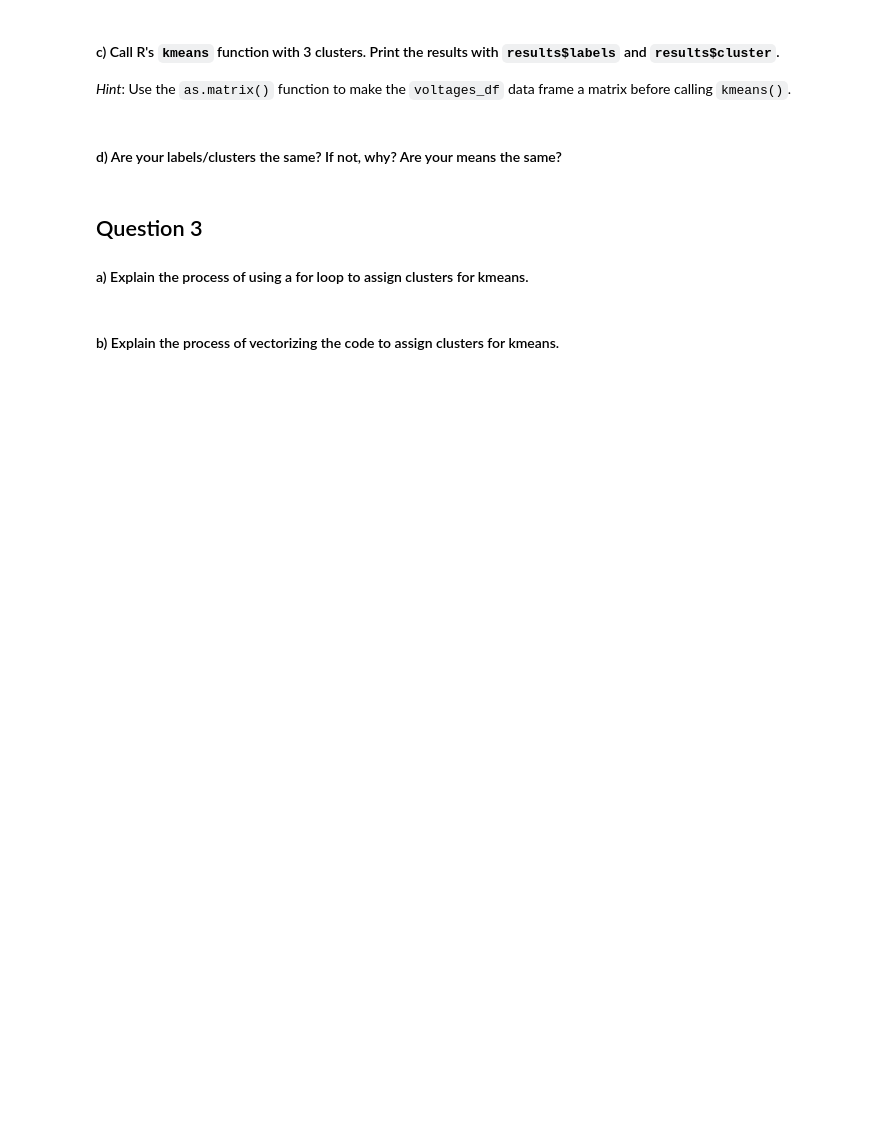
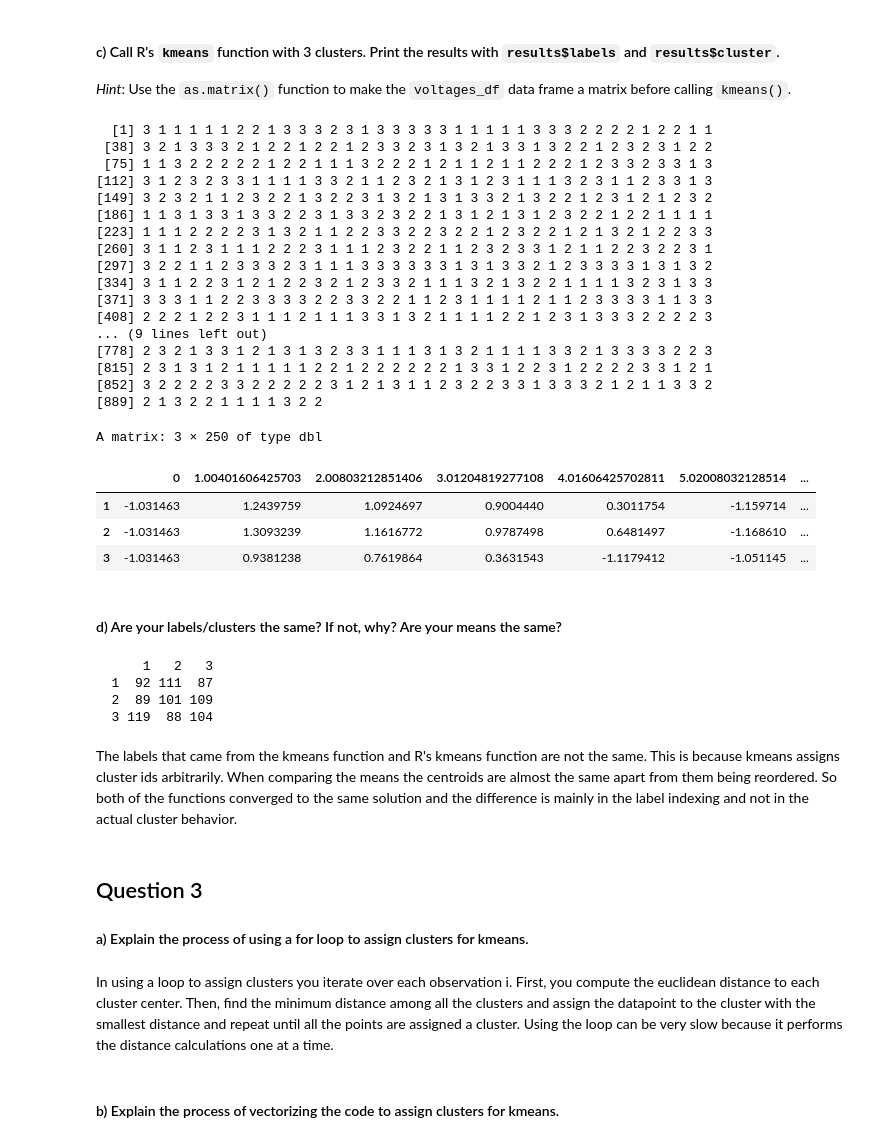
Before and after one commit to AlexisBryant-25/BIOS______512, a Jupyter notebook: Homework08/MyHW/BIOS512_HW8.ipynb, the cells around one changed output. Saved outputs shown, nothing was run; the diff lists cells and outputs as text; code cells hidden in the pictures; blank space fills up the shorter version.

```diff
--- a/Homework08/MyHW/BIOS512_HW8.ipynb
+++ b/Homework08/MyHW/BIOS512_HW8.ipynb
@@ -92,10 +125,51 @@ This is when we'll test your `kmeans` function.
 # %% [markdown]
 #### c) Call R's `kmeans` function with 3 clusters. Print the results with `results$labels` and `results$cluster`.
 *Hint*: Use the `as.matrix()` function to make the `voltages_df` data frame a matrix before calling `kmeans()`.
+# %%
+set.seed(123)
+base_results <- kmeans(as.matrix(data_matrix), centers = 3)
+
+base_results$cluster
+base_results$centers
+# %% [output]
+  [1] 3 1 1 1 1 1 2 2 1 3 3 3 2 3 1 3 3 3 3 3 1 1 1 1 1 3 3 3 2 2 2 2 1 2 2 1 1
+ [38] 3 2 1 3 3 3 2 1 2 2 1 2 2 1 2 3 3 2 3 1 3 2 1 3 3 1 3 2 2 1 2 3 2 3 1 2 2
+ [75] 1 1 3 2 2 2 2 2 1 2 2 1 1 1 3 2 2 2 1 2 1 1 2 1 1 2 2 2 1 2 3 3 2 3 3 1 3
+[112] 3 1 2 3 2 3 3 1 1 1 1 3 3 2 1 1 2 3 2 1 3 1 2 3 1 1 1 3 2 3 1 1 2 3 3 1 3
+[149] 3 2 3 2 1 1 2 3 2 2 1 3 2 2 3 1 3 2 1 3 1 3 3 2 1 3 2 2 1 2 3 1 2 1 2 3 2
+[186] 1 1 3 1 3 3 1 3 3 2 2 3 1 3 3 2 3 2 2 1 3 1 2 1 3 1 2 3 2 2 1 2 2 1 1 1 1
+[223] 1 1 1 2 2 2 2 3 1 3 2 1 1 2 2 3 3 2 2 3 2 2 1 2 3 2 2 1 2 1 3 2 1 2 2 3 3
+[260] 3 1 1 2 3 1 1 1 2 2 2 3 1 1 1 2 3 2 2 1 1 2 3 2 3 3 1 2 1 1 2 2 3 2 2 3 1
+[297] 3 2 2 1 1 2 3 3 3 2 3 1 1 1 3 3 3 3 3 3 1 3 1 3 3 2 1 2 3 3 3 3 1 3 1 3 2
+[334] 3 1 1 2 2 3 1 2 1 2 2 3 2 1 2 3 3 2 1 1 1 3 2 1 3 2 2 1 1 1 1 3 2 3 1 3 3
+[371] 3 3 3 1 1 2 2 3 3 3 3 2 2 3 3 2 2 1 1 2 3 1 1 1 1 2 1 1 2 3 3 3 3 1 1 3 3
+[408] 2 2 2 1 2 2 3 1 1 1 2 1 1 1 3 3 1 3 2 1 1 1 1 2 2 1 2 3 1 3 3 3 2 2 2 2 3
+... (9 lines left out)
+[778] 2 3 2 1 3 3 1 2 1 3 1 3 2 3 3 1 1 1 3 1 3 2 1 1 1 1 3 3 2 1 3 3 3 3 2 2 3
+[815] 2 3 1 3 1 2 1 1 1 1 1 2 2 1 2 2 2 2 2 2 1 3 3 1 2 2 3 1 2 2 2 2 3 3 1 2 1
+[852] 3 2 2 2 2 3 3 2 2 2 2 2 3 1 2 1 3 1 1 2 3 2 2 3 3 1 3 3 3 2 1 2 1 1 3 3 2
+[889] 2 1 3 2 2 1 1 1 1 3 2 2
+A matrix: 3 × 250 of type dbl
+|  | 0 | 1.00401606425703 | 2.00803212851406 | 3.01204819277108 | 4.01606425702811 | 5.02008032128514 | ... |
+| 1 | -1.031463 | 1.2439759 | 1.0924697 | 0.9004440 | 0.3011754 | -1.159714 | ... |
+| 2 | -1.031463 | 1.3093239 | 1.1616772 | 0.9787498 | 0.6481497 | -1.168610 | ... |
+| 3 | -1.031463 | 0.9381238 | 0.7619864 | 0.3631543 | -1.1179412 | -1.051145 | ... |
 # %% [markdown]
 #### d) Are your labels/clusters the same? If not, why? Are your means the same?
+# %%
+table(results$labels, base_results$cluster)
+# %% [output]
+      1   2   3
+  1  92 111  87
+  2  89 101 109
+  3 119  88 104
+# %% [markdown]
+The labels that came from the kmeans function and R's kmeans function are not the same. This is because kmeans assigns cluster ids arbitrarily. When comparing the means the centroids are almost the same apart from them being reordered. So both of the functions converged to the same solution and the difference is mainly in the label indexing and not in the actual cluster behavior.
 # %% [markdown]
 ## Question 3
 #### a) Explain the process of using a for loop to assign clusters for kmeans.
+# %% [markdown]
+In using a loop to assign clusters you iterate over each observation i.
+First, you compute the euclidean distance to each cluster center. Then, find the minimum distance among all the clusters and assign the datapoint to the cluster with the smallest distance and repeat until all the points are assigned a cluster. Using the loop can be very slow because it performs the distance calculations one at a time.
 # %% [markdown]
 #### b) Explain the process of vectorizing the code to assign clusters for kmeans.
```
Also changed, not shown: parts of 15 cells of this notebook.
